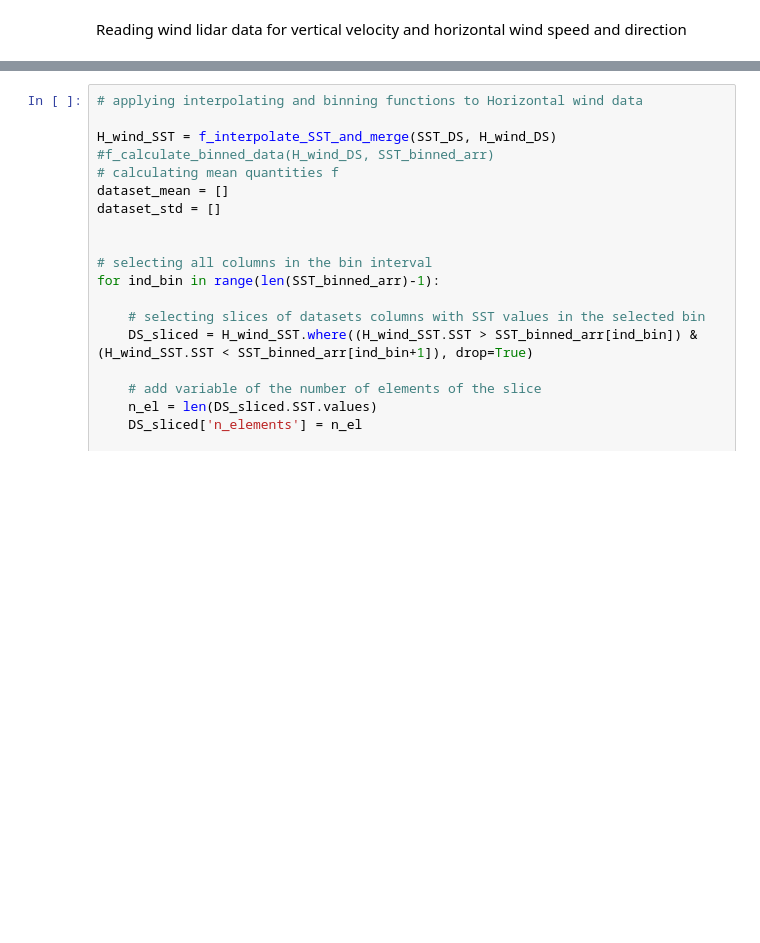
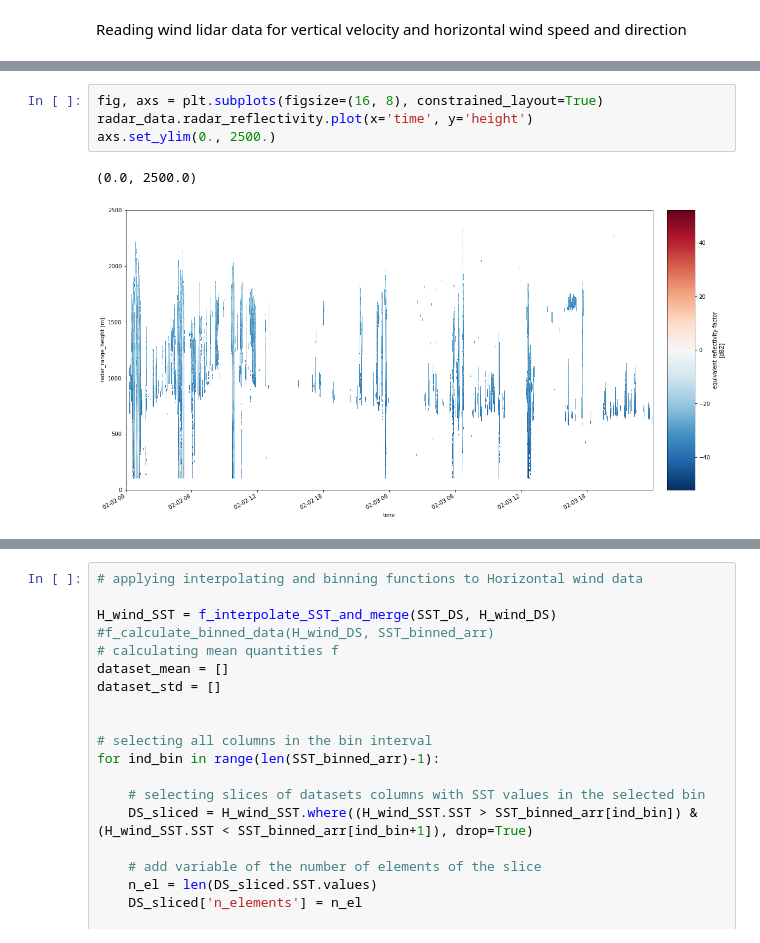
Before and after one commit to ClauClouds/SST-impact, a Jupyter notebook: binning_sst_all_data.ipynb, the cells around one changed output, grey strips where cells are left out. Cells and saved outputs as stored; diff of their text form; blank space fills up the shorter version.

```diff
--- a/binning_sst_all_data.ipynb
+++ b/binning_sst_all_data.ipynb
@@ -330,0 +349,7 @@ Reading wind lidar data for vertical velocity and horizontal wind speed and dire
+# %%
+fig, axs = plt.subplots(figsize=(16, 8), constrained_layout=True)
+radar_data.radar_reflectivity.plot(x='time', y='height')
+axs.set_ylim(0., 2500.)
+# %% [output]
+(0.0, 2500.0)
+[figure, added]
```
Also changed, not shown: parts of 8 cells of this notebook.
